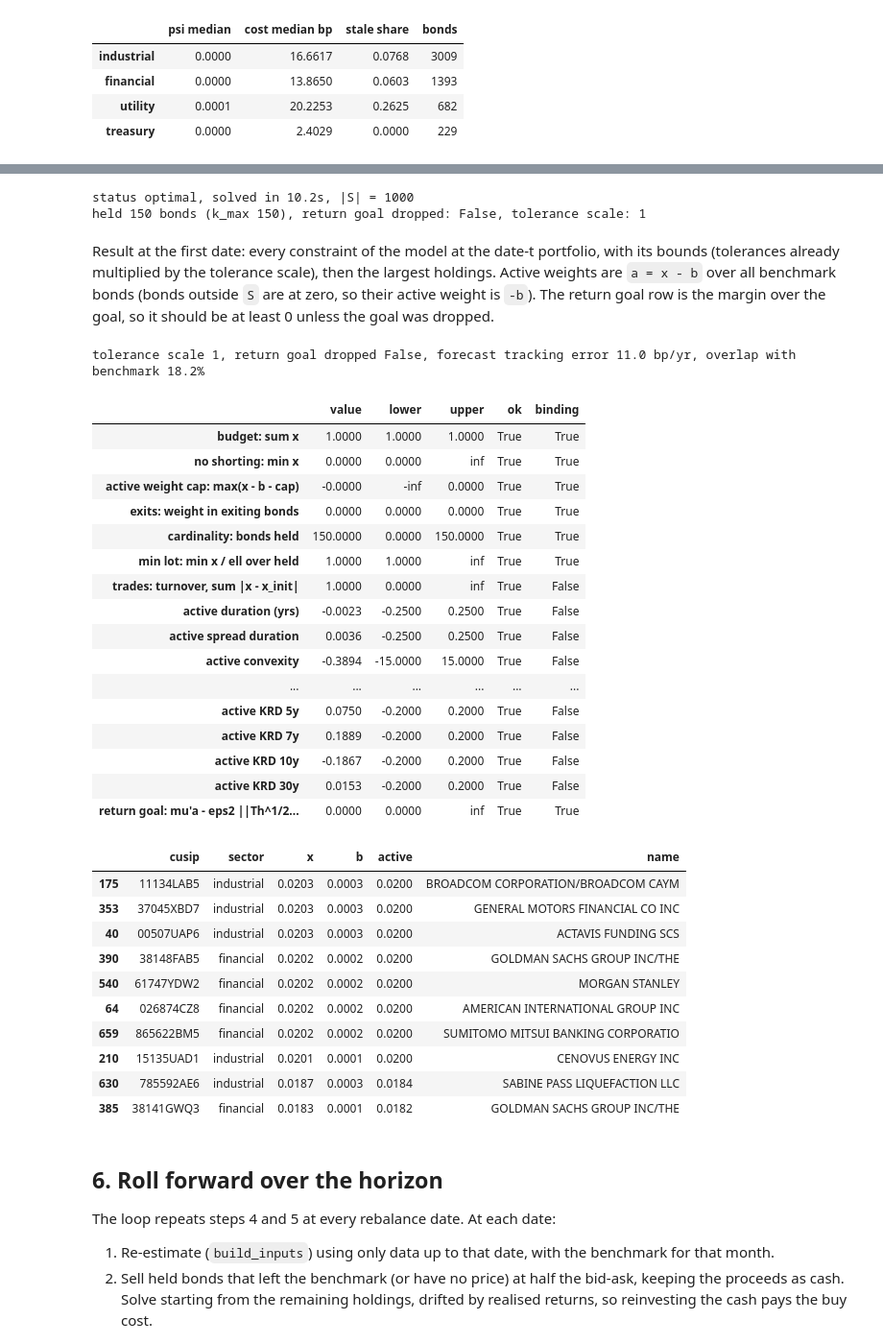
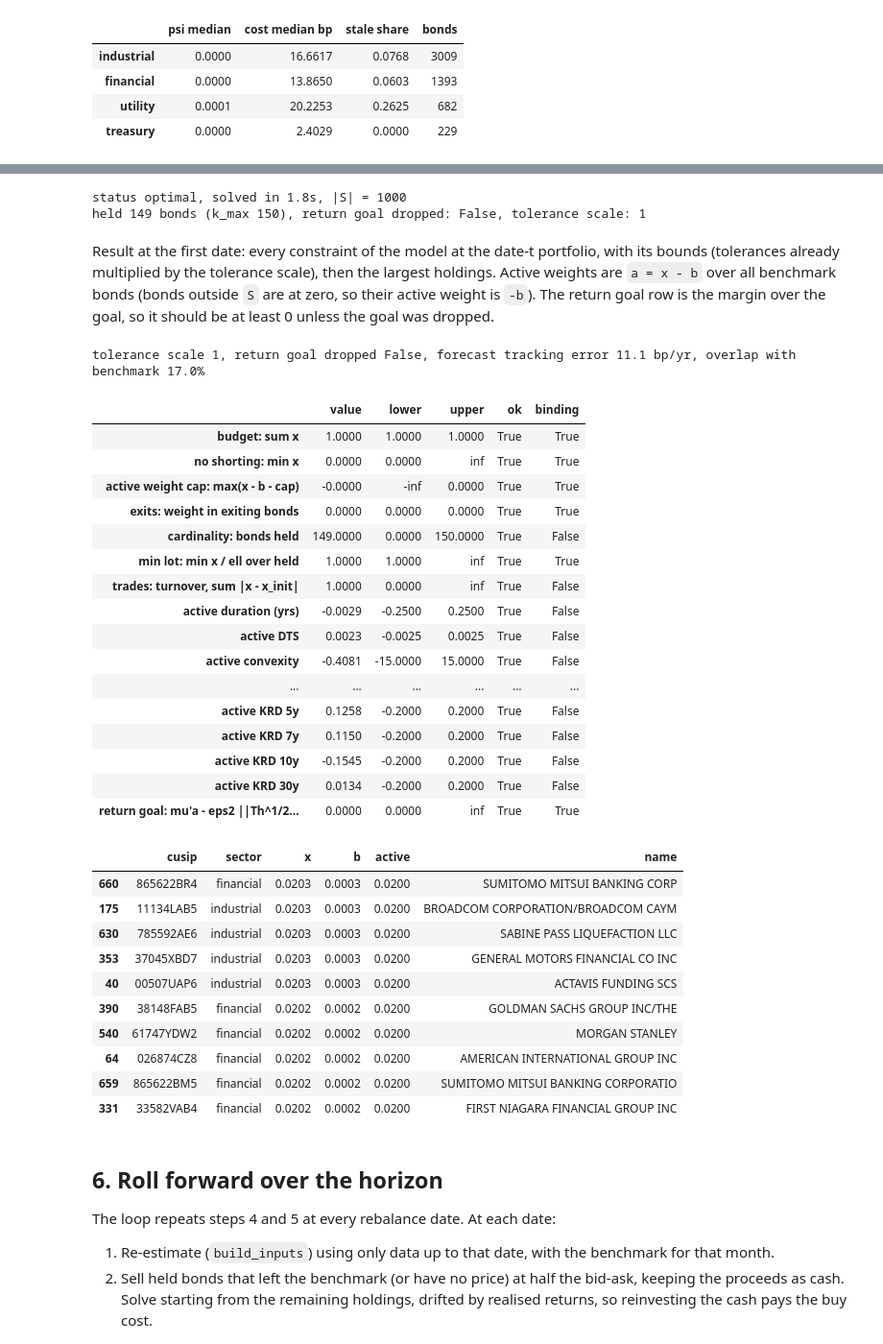
Before and after one commit to s-ychen/Capstone, a Jupyter notebook: workbook/optimizer.ipynb, the cells around one changed output, grey strips where cells are left out. Shown at 96% size. Drawn from its saved outputs; the diff is of its cells as text; code cells hidden in the pictures.

```diff
--- a/workbook/optimizer.ipynb
+++ b/workbook/optimizer.ipynb
@@ -39,7 +39,7 @@ OPTS = dict(
     psi_floor=False,        # lift psi to its sector median
     delta_D=0.25,           # |D'a| in years, scaled by tol_scale below
     delta_K=0.20,           # |K_j'a| per key rate, scaled
-    delta_S=0.25,           # |D_spr'a|, scaled
+    delta_DTS=0.0025,       # |dts'a|, years x decimal spread, scaled
     delta_C=15.0,           # |C'a|, scaled
     eps2=0.1,               # robustness multiplier in the return goal
     solver="CLARABEL",      # cvxpy heuristic solver
@@ -62,7 +62,7 @@ def make_settings(risk=RISK, k_max=K_MAX, H=H, g=G_ANNUAL, method=METHOD, backen
     """kw overrides any entry of OPTS (or any other Settings field) for this run."""
     r, o = RISK_LEVELS[risk], {**OPTS, **kw}
     g_m = (1 + g) ** (1 / 12) - 1
-    for k in ("delta_D", "delta_K", "delta_S", "delta_C"):
+    for k in ("delta_D", "delta_K", "delta_DTS", "delta_C"):
         o[k] *= r["tol_scale"]
     o["omega"] = tuple(o["omega"] or [1 / H] * H)
     return replace(
@@ -287,8 +287,8 @@ print(
     f"held {int((sol.x[0] > 1e-6).sum())} bonds (k_max {settings.k_max}), return goal dropped: {sol.return_goal_dropped}, tolerance scale: {sol.delta_scale:g}"
 )
 # %% [output]
-status optimal, solved in 10.2s, |S| = 1000
-held 150 bonds (k_max 150), return goal dropped: False, tolerance scale: 1
+status optimal, solved in 1.8s, |S| = 1000
+held 149 bonds (k_max 150), return goal dropped: False, tolerance scale: 1
 # %% [markdown]
 Result at the first date: every constraint of the model at the date-t portfolio, with its bounds (tolerances already multiplied by the tolerance scale), then the largest holdings. Active weights are `a = x - b` over all benchmark bonds (bonds outside `S` are at zero, so their active weight is `-b`). The return goal row is the margin over the goal, so it should be at least 0 unless the goal was dropped.
 # %%
@@ -311,7 +311,7 @@ rows = {
     "min lot: min x / ell over held": ((x0[held] / q.ell[S][held]).min(), 1, np.inf),
     "trades: turnover, sum |x - x_init|": (np.abs(d_x).sum(), 0, np.inf),
     "active duration (yrs)": (q.D @ a, -s_.delta_D * sc, s_.delta_D * sc),
-    "active spread duration": (q.D_spr @ a, -s_.delta_S * sc, s_.delta_S * sc),
+    "active DTS": (q.dts @ a, -s_.delta_DTS * sc, s_.delta_DTS * sc),
     "active convexity": (q.C @ a, -s_.delta_C * sc, s_.delta_C * sc),
 }
 for tenor, v in zip(C.KEY_RATES, q.K.T @ a):
@@ -330,52 +330,52 @@ print(
 )
 top = (
     pd.DataFrame(
         {"cusip": Pf.cusips[S], "sector": Pf.sector[S], "x": x0, "b": q.b_hat[S]}
     )
     .assign(active=lambda d: d.x - d.b)
     .merge(
         data.universe[
             [
                 "cusip",
                 "name",
             ]
         ],
         how="left",
         on="cusip",
     )
 )
 display(tol)
 top[top.x > 1e-6].sort_values("x", ascending=False).head(10)
 # %% [output]
-tolerance scale 1, return goal dropped False, forecast tracking error 11.0 bp/yr, overlap with benchmark 18.2%
+tolerance scale 1, return goal dropped False, forecast tracking error 11.1 bp/yr, overlap with benchmark 17.0%
 |  | value | lower | upper | ok | binding |
 | budget: sum x | 1.0000 | 1.0000 | 1.0000 | True | True |
 | no shorting: min x | 0.0000 | 0.0000 | inf | True | True |
 | active weight cap: max(x - b - cap) | -0.0000 | -inf | 0.0000 | True | True |
 | exits: weight in exiting bonds | 0.0000 | 0.0000 | 0.0000 | True | True |
-| cardinality: bonds held | 150.0000 | 0.0000 | 150.0000 | True | True |
+| cardinality: bonds held | 149.0000 | 0.0000 | 150.0000 | True | False |
 | min lot: min x / ell over held | 1.0000 | 1.0000 | inf | True | True |
 | trades: turnover, sum |x - x_init| | 1.0000 | 0.0000 | inf | True | False |
-| active duration (yrs) | -0.0023 | -0.2500 | 0.2500 | True | False |
-| active spread duration | 0.0036 | -0.2500 | 0.2500 | True | False |
-| active convexity | -0.3894 | -15.0000 | 15.0000 | True | False |
+| active duration (yrs) | -0.0029 | -0.2500 | 0.2500 | True | False |
+| active DTS | 0.0023 | -0.0025 | 0.0025 | True | False |
+| active convexity | -0.4081 | -15.0000 | 15.0000 | True | False |
 | ... | ... | ... | ... | ... | ... |
-| active KRD 5y | 0.0750 | -0.2000 | 0.2000 | True | False |
-| active KRD 7y | 0.1889 | -0.2000 | 0.2000 | True | False |
-| active KRD 10y | -0.1867 | -0.2000 | 0.2000 | True | False |
-| active KRD 30y | 0.0153 | -0.2000 | 0.2000 | True | False |
+| active KRD 5y | 0.1258 | -0.2000 | 0.2000 | True | False |
+| active KRD 7y | 0.1150 | -0.2000 | 0.2000 | True | False |
+| active KRD 10y | -0.1545 | -0.2000 | 0.2000 | True | False |
+| active KRD 30y | 0.0134 | -0.2000 | 0.2000 | True | False |
 | return goal: mu'a - eps2 ||Th^1/2... | 0.0000 | 0.0000 | inf | True | True |
 |  | cusip | sector | x | b | active | name |
+| 660 | 865622BR4 | financial | 0.0203 | 0.0003 | 0.0200 | SUMITOMO MITSUI BANKING CORP |
 | 175 | 11134LAB5 | industrial | 0.0203 | 0.0003 | 0.0200 | BROADCOM CORPORATION/BROADCOM CAYM |
+| 630 | 785592AE6 | industrial | 0.0203 | 0.0003 | 0.0200 | SABINE PASS LIQUEFACTION LLC |
 | 353 | 37045XBD7 | industrial | 0.0203 | 0.0003 | 0.0200 | GENERAL MOTORS FINANCIAL CO INC |
 | 40 | 00507UAP6 | industrial | 0.0203 | 0.0003 | 0.0200 | ACTAVIS FUNDING SCS |
 | 390 | 38148FAB5 | financial | 0.0202 | 0.0002 | 0.0200 | GOLDMAN SACHS GROUP INC/THE |
 | 540 | 61747YDW2 | financial | 0.0202 | 0.0002 | 0.0200 | MORGAN STANLEY |
 | 64 | 026874CZ8 | financial | 0.0202 | 0.0002 | 0.0200 | AMERICAN INTERNATIONAL GROUP INC |
 | 659 | 865622BM5 | financial | 0.0202 | 0.0002 | 0.0200 | SUMITOMO MITSUI BANKING CORPORATIO |
-| 210 | 15135UAD1 | industrial | 0.0201 | 0.0001 | 0.0200 | CENOVUS ENERGY INC |
-| 630 | 785592AE6 | industrial | 0.0187 | 0.0003 | 0.0184 | SABINE PASS LIQUEFACTION LLC |
-| 385 | 38141GWQ3 | financial | 0.0183 | 0.0001 | 0.0182 | GOLDMAN SACHS GROUP INC/THE |
+| 331 | 33582VAB4 | financial | 0.0202 | 0.0002 | 0.0200 | FIRST NIAGARA FINANCIAL GROUP INC |
 # %% [markdown]
 ## 6. Roll forward over the horizon
 
```
Also changed, not shown: parts of 4 cells of this notebook, 2 other files.
